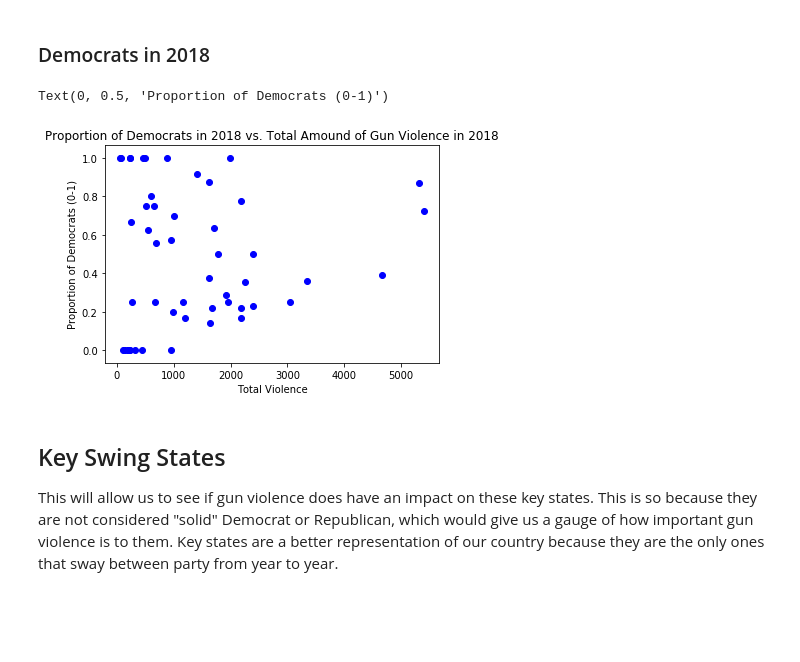
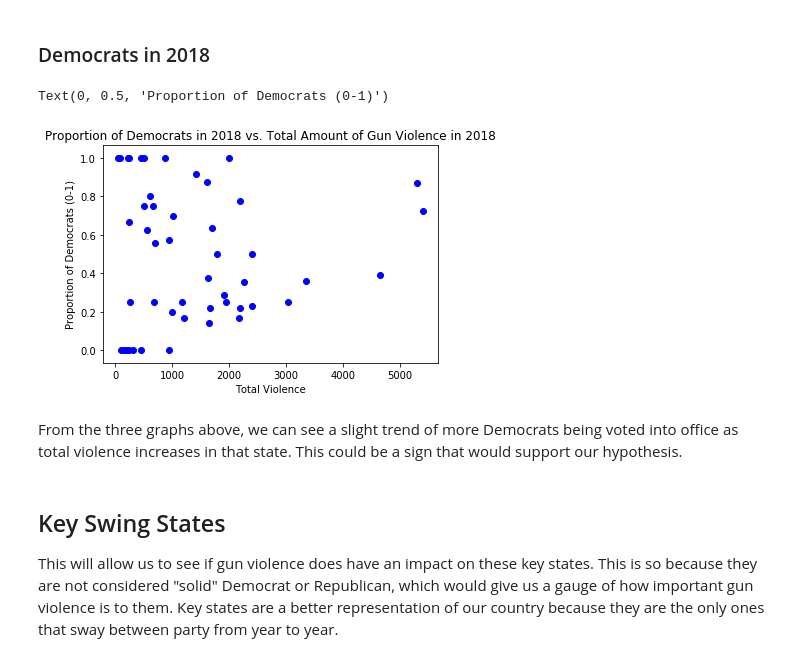
Before and after one commit to vchi747/Cogs-108-Final-Project, a Jupyter notebook: FinalProject_group181.ipynb, the cells around one changed output. Cells and saved outputs as stored; diff of their text form; code cells hidden in the pictures; blank space fills up the shorter version.

```diff
--- a/FinalProject_group181.ipynb
+++ b/FinalProject_group181.ipynb
@@ -272,13 +281,15 @@ Text(0, 0.5, 'Proportion of Democrats (0-1)')
 # %%
 x = df_total_violence[2018].tolist()
 y = df_percent_dem[2018].tolist()
 plt.scatter(x, y, label="2018", color="blue")
-plt.title('Proportion of Democrats in 2018 vs. Total Amound of Gun Violence in 2018')
+plt.title('Proportion of Democrats in 2018 vs. Total Amount of Gun Violence in 2018')
 plt.xlabel('Total Violence')
 plt.ylabel('Proportion of Democrats (0-1)')
 # %% [output]
 Text(0, 0.5, 'Proportion of Democrats (0-1)')
-[figure, old version]
+[figure, new version]
+# %% [markdown]
+From the three graphs above, we can see a slight trend of more Democrats being voted into office as total violence increases in that state. This could be a sign that would support our hypothesis.
 # %% [markdown]
 ## Key Swing States
 This will allow us to see if gun violence does have an impact on these key states. This is so because they are not considered "solid" Democrat or Republican, which would give us a gauge of how important gun violence is to them. Key states are a better representation of our country because they are the only ones that sway between party from year to year.
```
Also changed, not shown: parts of 20 cells of this notebook.
